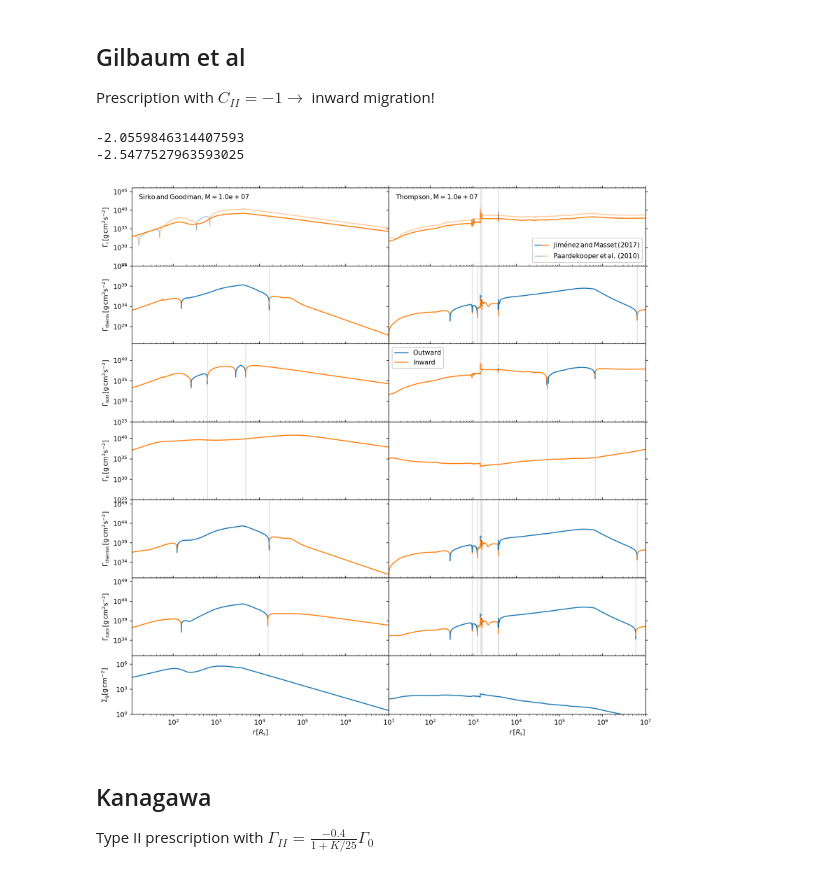
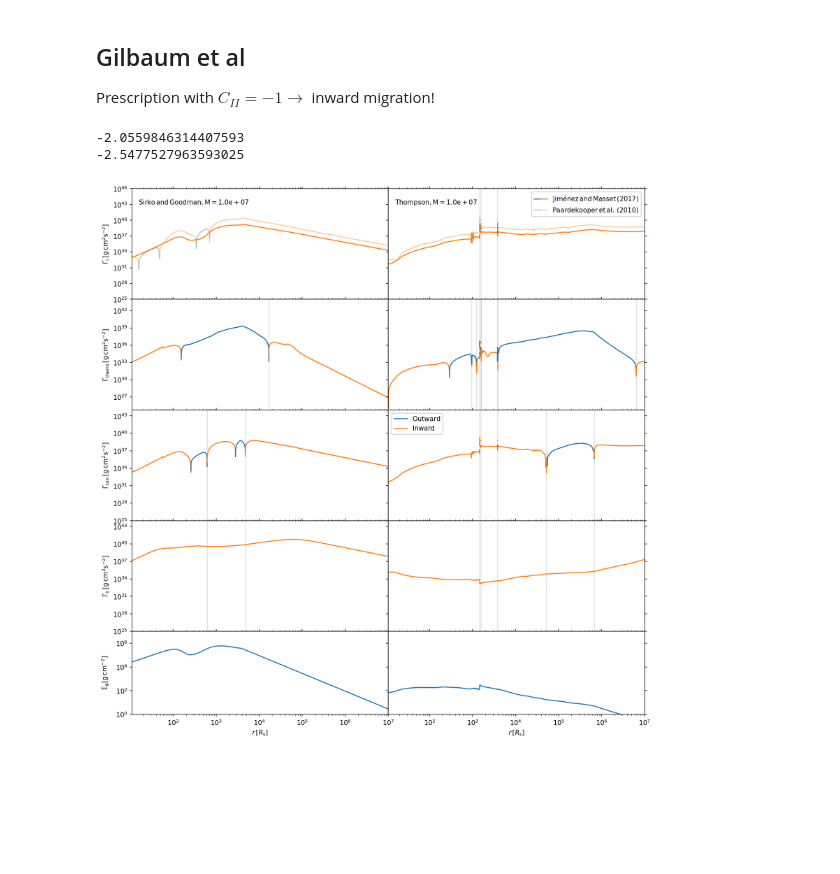
Before and after one commit to olghyn/Maester-s-project, a Jupyter notebook: Migration traps.ipynb, the cells around one changed output. Drawn from its saved outputs; the diff is of its cells as text; code cells hidden in the pictures; blank space fills up the shorter version.

Commit message:
updated type II torque

```diff
--- a/Migration traps.ipynb
+++ b/Migration traps.ipynb
@@ -713,7 +530,7 @@ Prescription with $C_{II} = -1 \rightarrow$ inward migration!
 disk_name = ['sirko', 'thompson']
 d_counter = 0
 
-f, axes = plt.subplots(7, 2, figsize=(12, 12), sharex=True, sharey='row', gridspec_kw=dict(hspace=0, wspace =0, height_ratios = (2, 2, 2, 2, 2, 2, 1.5)), tight_layout=True)
+f, axes = plt.subplots(5, 2, figsize=(12, 12), sharex=True, sharey='row', gridspec_kw=dict(hspace=0, wspace =0, height_ratios = (2, 2, 2, 2, 1.5)), tight_layout=True)
 for axx in axes.flatten():
     axx.set_yscale('log')
     axx.set_xscale('log')
@@ -763,7 +580,7 @@ for dname in disk_name:
     gamma = 5/3
 
     Gamma_I_jm_tot_II = cI_jm_tot*Gamma_0_II
-    Gamma_therm_II = gamma_thermal(gamma, obj, q_II)*Gamma_0_II*obj.R/obj.h
+    Gamma_therm_II = gamma_thermal(gamma, obj, q_II)*Gamma_0_II*obj.R/obj.h #not necessary
 
     c_II_gil = -1
     kappa = Kappa(q_II, obj.h / obj.R, alpha )
@@ -771,15 +588,7 @@ for dname in disk_name:
     Gamma_II_gil = const_gil*Gamma_I_jm_tot_II
 
 
-    #Kanagawa
-    c_II_K = -0.4
-    kappa = Kappa(q_II, obj.h / obj.R, alpha )
-    const_fact_K = c_II_K*1/(1 + kappa)
-
-    Gamma_II_K = const_fact_K*Gamma_0_II
-
-
-    Gamma_tot_II = Gamma_therm_II + Gamma_II_gil
+    Gamma_tot_II = Gamma_II_gil
 
     #-----Plotting-----#
 
@@ -791,7 +600,7 @@ for dname in disk_name:
     else:
         ax[0].text(10 ** 1.2, 10 ** 43,  r'${\rm Thompson, M = 'f"{Mbh:.1e}"'}$')
 
-    for iGamma, Gamma in enumerate([Gamma_I_jm_tot, Gamma_therm, Gamma_tot_I, Gamma_II_gil, Gamma_therm_II, Gamma_tot_II]):
+    for iGamma, Gamma in enumerate([Gamma_I_jm_tot, Gamma_therm, Gamma_tot_I, Gamma_tot_II]):
         maskg = Gamma >= 0
         indices = np.nonzero(maskg[1:] != maskg[:-1])[0] + 1
         Gammas = np.split(Gamma, indices)
@@ -823,7 +632,7 @@ for dname in disk_name:
 
                 else:
                     ax[iGamma].plot(Rs2[iseg2] / obj.Rs, abs(seg2), c='C0', zorder = 1, alpha = 0.4)
-    ax[6].plot(obj.R/obj.Rs, 2*obj.h*obj.rho*ct.SI_to_gcm2, label = r"$\Sigma_{\rm g} [{\rm g cm}^{-2}]$")
+    ax[4].plot(obj.R/obj.Rs, 2*obj.h*obj.rho*ct.SI_to_gcm2, label = r"$\Sigma_{\rm g} [{\rm g cm}^{-2}]$")
     d_counter += 1
 
 pos_line = mlines.Line2D([], [], color='C0', marker='s',
@@ -844,44 +653,35 @@ axes[0,1].legend(handles=[(pos_line, neg_line), (pos_line2, neg_line2,) ],
                  handler_map = {tuple: HandlerTuple(ndivide = None, pad = 0.)},
                  framealpha = 1)
 
 axes[0,0].set_ylabel(r'${\Gamma_{\rm I} \, {\rm [g \, cm}^{2}{\rm s}^{-2}{\rm ]} }$')
 axes[1,0].set_ylabel(r'${\Gamma_{\rm therm} \, {\rm [g \, cm}^{2}{\rm s}^{-2}{\rm ]} }$')
 axes[2,0].set_ylabel(r'${\Gamma_{\rm totI} \, {\rm [g \, cm}^{2}{\rm s}^{-2}{\rm ]} }$')
 axes[3, 0].set_ylabel(r'${\Gamma_{\rm II} \, {\rm [g \, cm}^{2}{\rm s}^{-2}{\rm ]} }$')
-axes[4,0].set_ylabel(r'${\Gamma_{\rm thermII} \, {\rm [g \, cm}^{2}{\rm s}^{-2}{\rm ]} }$')
-axes[5, 0].set_ylabel(r'${\Gamma_{\rm totII} \, {\rm [g \, cm}^{2}{\rm s}^{-2}{\rm ]} }$')
-axes[6, 0].set_ylabel(r'$\Sigma_{\rm g} [{\rm g \, cm}^{-2}]$')
+axes[4, 0].set_ylabel(r'$\Sigma_{\rm g} [{\rm g \, cm}^{-2}]$')
 
 x_label = r"$r \, [R_{\rm s}]$"
-axes[6, 0].set_xlabel(x_label)
-axes[6, 1].set_xlabel(x_label)
+axes[4, 0].set_xlabel(x_label)
+axes[4, 1].set_xlabel(x_label)
 
 axes[0, 0].set_ylim((1e25, 1e46))
 
 axes[1, 0].set_ylim((5e24, 1e44))
 
 axes[2, 0].set_ylim((1e25, 1e44))
 
 axes[3, 0].set_ylim((1e25, 1e44))
 
-axes[4, 0].set_ylim((1e30, 1e50))
-
-axes[5, 0].set_ylim((1e30, 1e50))
-
-axes[6, 0].set_ylim((1e0, 1e7))
+axes[4, 0].set_ylim((1e0, 1e7))
 
 for axx in axes.flatten():
     axx.yaxis.set_ticks_position('both')
     axx.xaxis.set_ticks_position('both')
     axx.set_xlim((1e1, 1e7))
 axes[0,1].set_xlim((1.1e1, 1e7))
 
 f.align_ylabels()
 plt.show()
 # %% [output]
 -2.0559846314407593
 -2.5477527963593025
-[figure, old version]
+[figure, new version]
-# %% [markdown]
-## Kanagawa
-Type II prescription with $\Gamma_{II} = \frac{-0.4}{1 + K/25} \Gamma_0$
```
Also changed, not shown: parts of 7 cells of this notebook.
